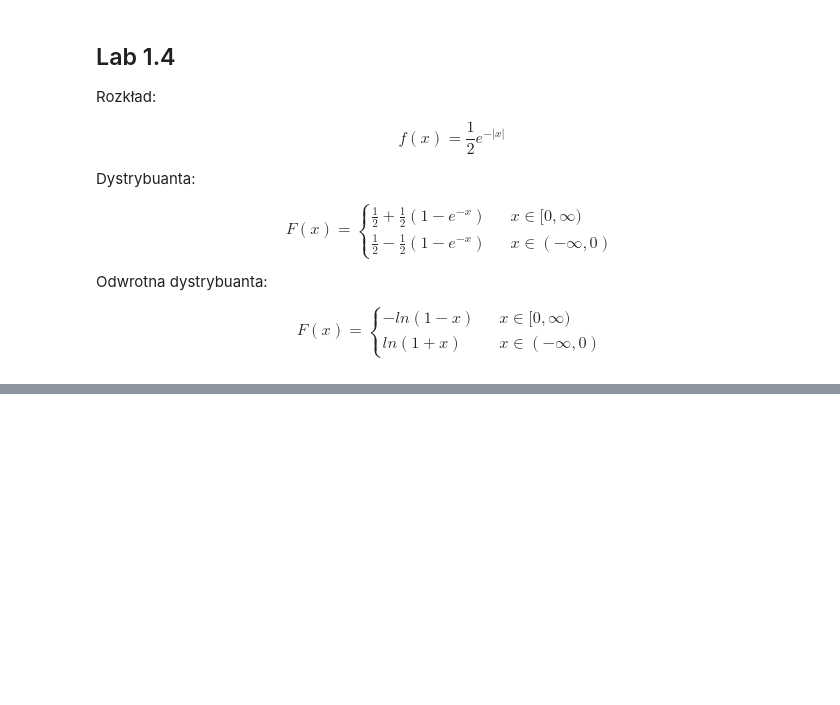
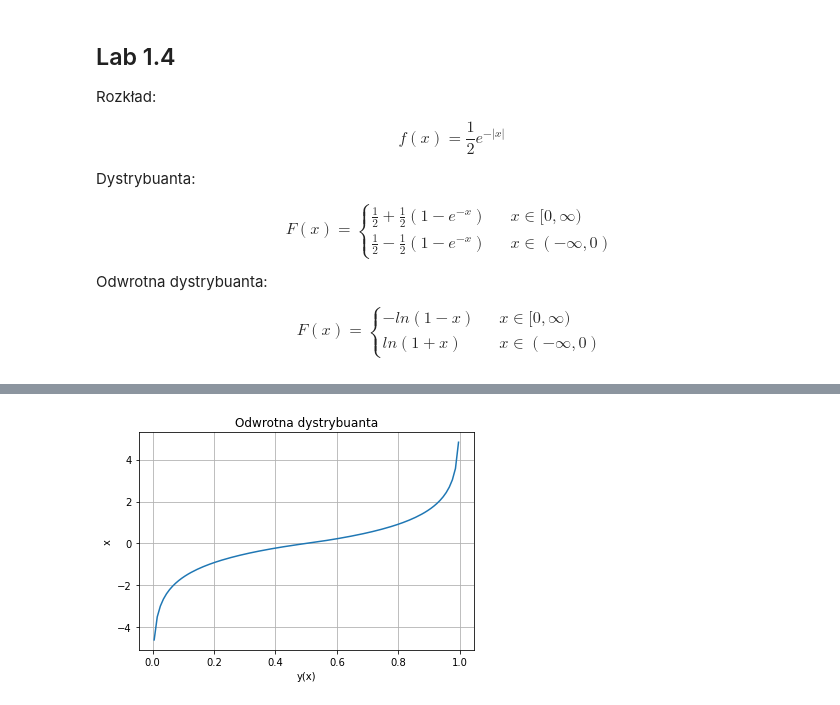
Before and after one commit to John15321/iims, a Jupyter notebook: lab0.ipynb, the cells around one changed output, grey strips where cells are left out. Saved outputs shown, nothing was run; the diff lists cells and outputs as text; code cells hidden in the pictures; blank space fills up the shorter version.

```diff
--- a/lab0.ipynb
+++ b/lab0.ipynb
@@ -439,0 +466,9 @@ odwF = lambda x: np.log(2 * x) * (x <= (1 / 2)) * (x > 0) + -np.log(2 - 2 * x) *
+# %%
+plt.title("Odwrotna dystrybuanta")
+plt.ylabel("x")
+plt.xlabel("y(x)")
+plt.plot(x, invF(x))
+plt.grid(True)
+plt.show()
+# %% [output]
+[figure, added]
```
Also changed, not shown: parts of 5 cells of this notebook.
